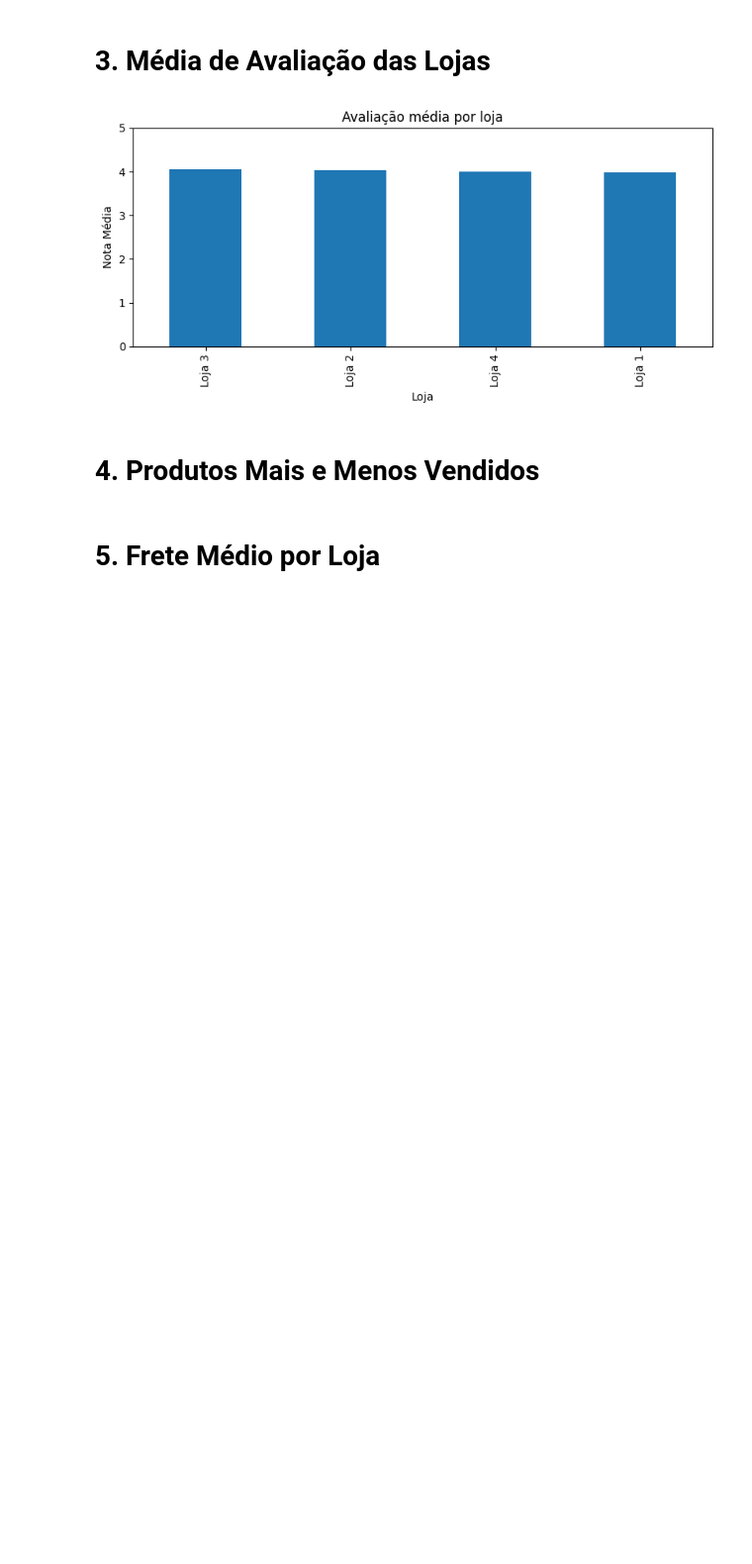
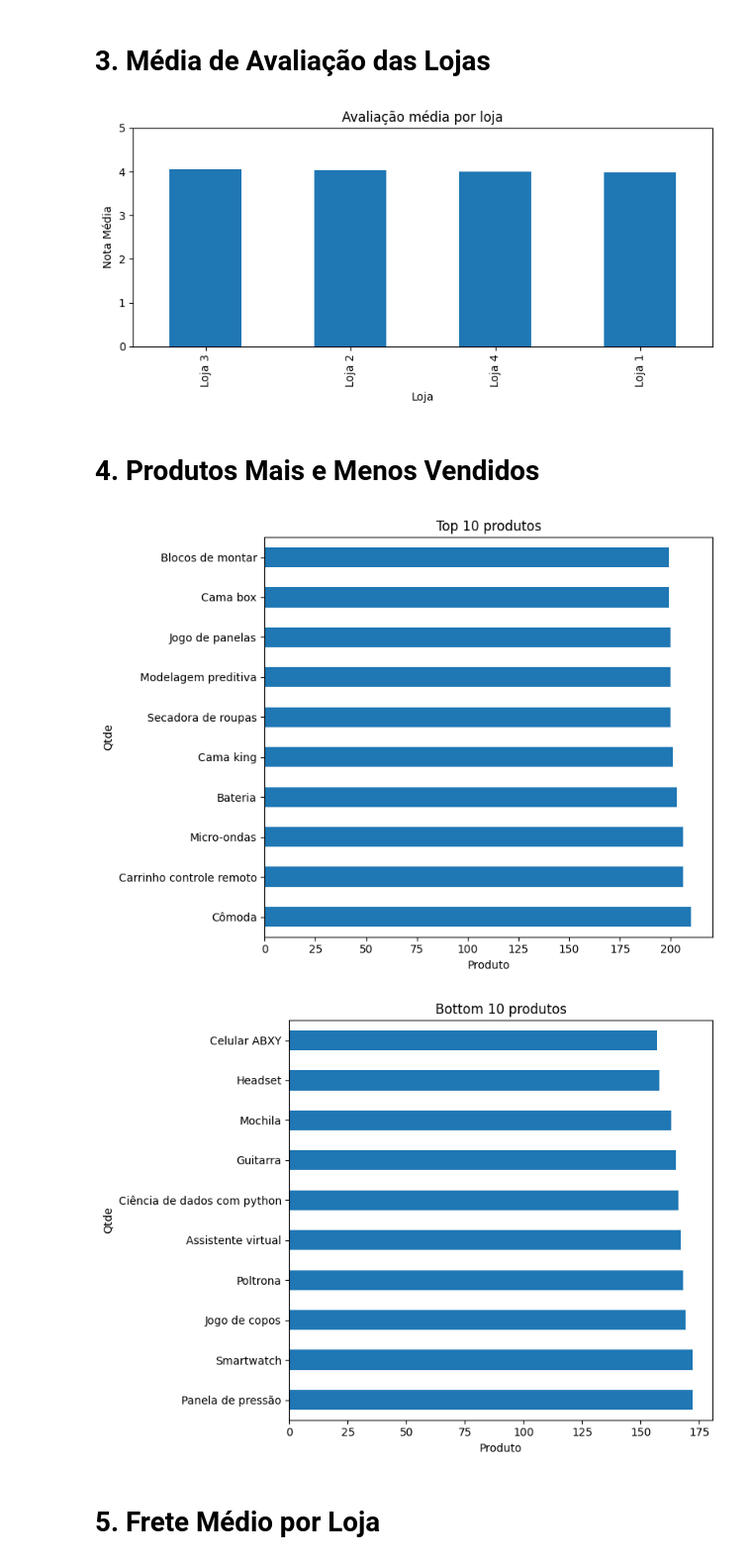
Before and after one commit to Wilson-Maciel/Store_ciencia_de_dados, a Jupyter notebook: AluraStoreBrasil.ipynb, the cells around one changed output. Shown: that part at 99% size. Drawn from its saved outputs; the diff is of its cells as text; code cells hidden in the pictures; blank space fills up the shorter version.

Commit message:
4.4 top/bottom produtos (value_counts + barras)

```diff
--- a/AluraStoreBrasil.ipynb
+++ b/AluraStoreBrasil.ipynb
@@ -358,5 +358,38 @@ plt.show()
 [figure]
 # %% [markdown]
 # 4. Produtos Mais e Menos Vendidos
+# %%
+#A CONTAGEM GERAL (Contar todos os produtos)
+vendas_produto = dados["produto"].value_counts()
+#print(vendas_produto)
+
+#O FILTRO "TOP 10" (Pegar os 10 melhores)
+top_n = vendas_produto.head(10)
+#print(top_n)
+
+#O FILTRO "BOTTOM 10" (Pegar os 10 piores)
+bottom_n = vendas_produto.tail(10)
+#print(bottom_n)
+
+#GRÁFICO 1 (Visualizar os "Top 10")
+plt.figure(figsize=(8,6))
+top_n.plot(kind="barh")
+plt.title("Top 10 produtos")
+plt.xlabel("Produto")
+plt.ylabel("Qtde")
+plt.tight_layout()
+plt.show()
+
+#GRÁFICO 2 (Visualizar os "Bottom 10")
+plt.figure(figsize=(8,6))
+bottom_n.plot(kind="barh")
+plt.title("Bottom 10 produtos")
+plt.xlabel("Produto")
+plt.ylabel("Qtde")
+plt.tight_layout()
+plt.show()
+# %% [output]
+[figure, added]
+[figure, added]
 # %% [markdown]
 # 5. Frete Médio por Loja
```
